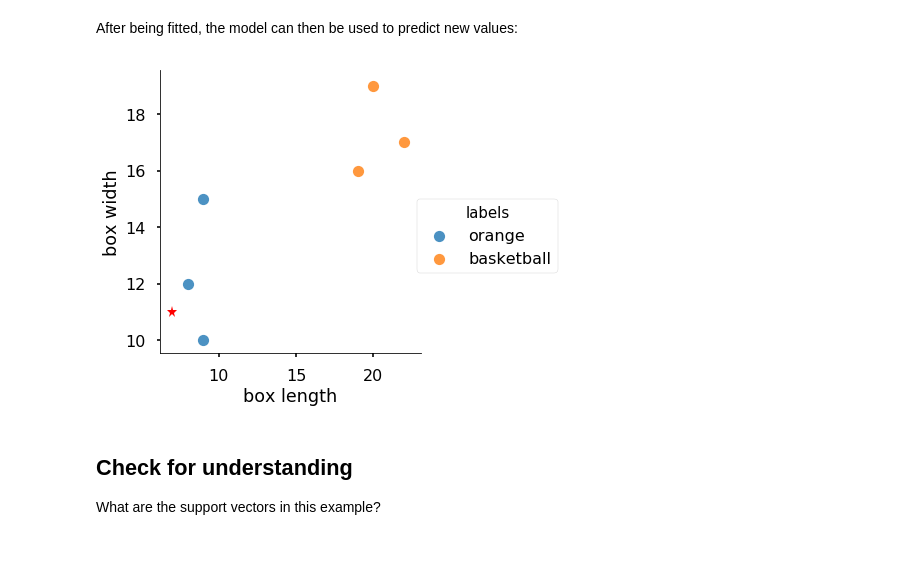
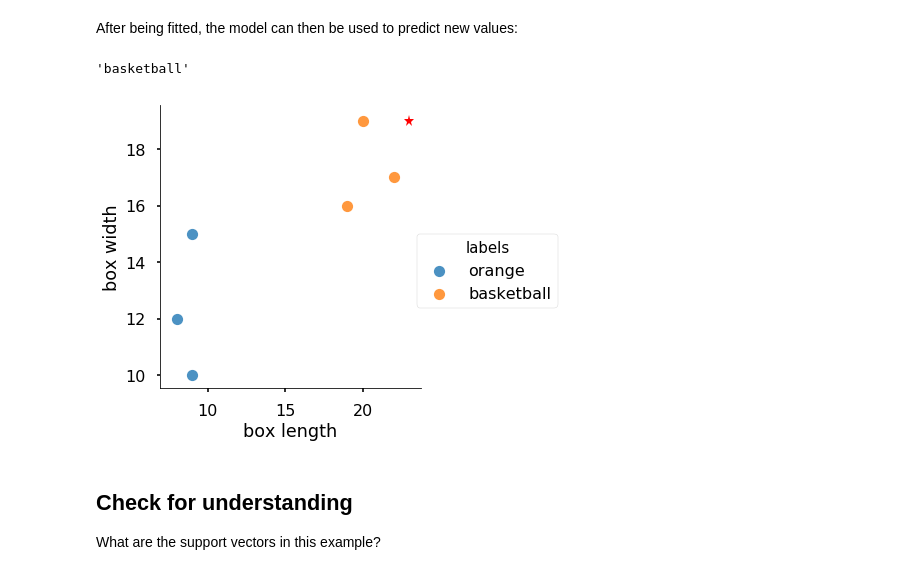
Before and after one commit to artificyan/svm-intro, a Jupyter notebook: svm-intro.ipynb, the cells around one changed output. Cells and saved outputs as stored; diff of their text form; code cells hidden in the pictures.

```diff
--- a/svm-intro.ipynb
+++ b/svm-intro.ipynb
@@ -214,18 +218,18 @@ clf.fit(X, y);
 # %% [markdown]
 After being fitted, the model can then be used to predict new values:
 # %%
-value = [7, 11]  # New data point #1
-# value = [23, 19] # New data point #2
-# value = [16, 14]   # New data point #3
+# value = [7, 11]  # New data point #1
+value = [23, 19] # New data point #2
 
 # Plot
 new_item_plot = sns.lmplot(data=df, x='box length', y='box width', fit_reg=False, hue="labels", legend=True);
 new_item_plot.ax.plot(value[0], value[1], color='red', marker='*');
 
 # Predict
-# clf.predict([value]).item()
+clf.predict([value]).item()
 # %% [output]
+'basketball'
-[figure, old version]
+[figure, new version]
 # %% [markdown]
 Check for understanding
 -------
```
Also changed, not shown: parts of 14 cells of this notebook.
